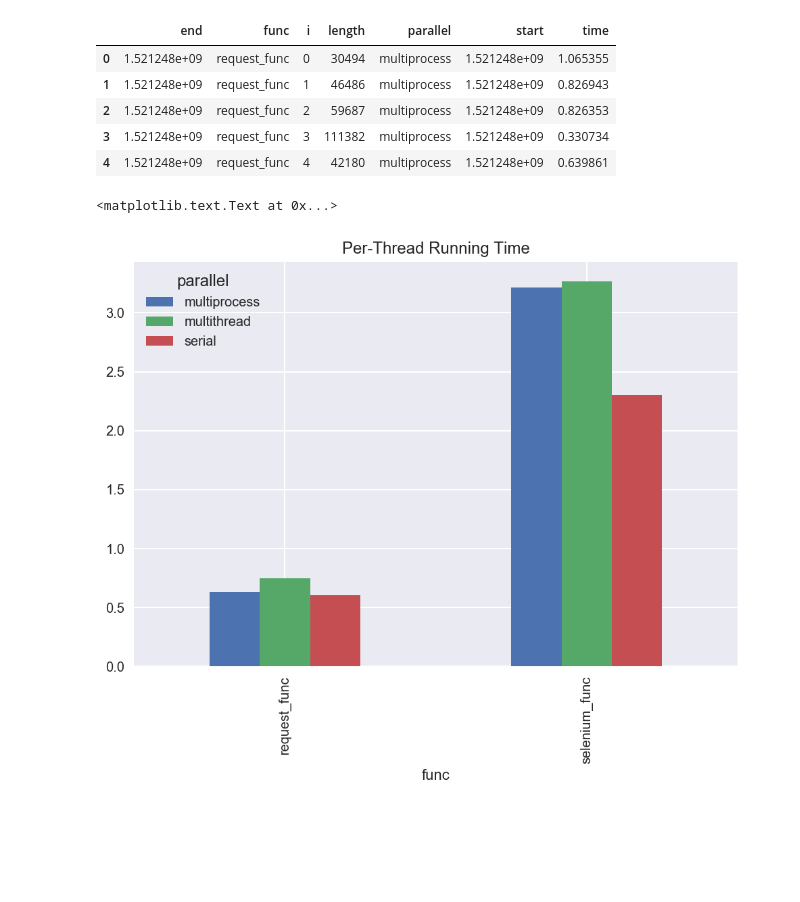
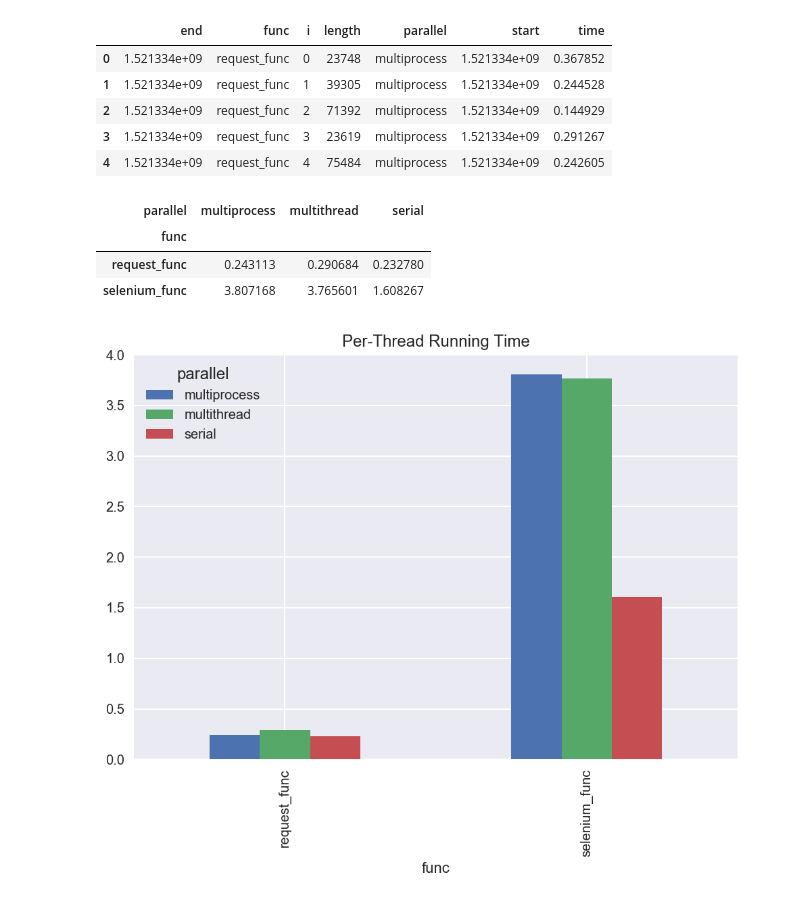
Before and after one commit to thedataincubator/python-multi-benchmark, a Jupyter notebook: analysis/Analysis.ipynb, the cells around one changed output. Cells and saved outputs as stored; diff of their text form; code cells hidden in the pictures; blank space fills up the shorter version.

```diff
--- a/analysis/Analysis.ipynb
+++ b/analysis/Analysis.ipynb
@@ -9,21 +54,26 @@ matplotlib.rcParams['figure.dpi'] = 144
 import pandas as pd
 import numpy as np
 # %%
-df = pd.read_json("../results/result-2018-03-16T20:51:30.json", lines=True)
+df = pd.read_json("../results/result-2018-03-17T20:41:48.json", lines=True)
 df["time"] = df["end"] - df["start"]
 df.head()
 # %% [output]
 |  | end | func | i | length | parallel | start | time |
-| 0 | 1.521248e+09 | request_func | 0 | 30494 | multiprocess | 1.521248e+09 | 1.065355 |
-| 1 | 1.521248e+09 | request_func | 1 | 46486 | multiprocess | 1.521248e+09 | 0.826943 |
-| 2 | 1.521248e+09 | request_func | 2 | 59687 | multiprocess | 1.521248e+09 | 0.826353 |
-| 3 | 1.521248e+09 | request_func | 3 | 111382 | multiprocess | 1.521248e+09 | 0.330734 |
-| 4 | 1.521248e+09 | request_func | 4 | 42180 | multiprocess | 1.521248e+09 | 0.639861 |
+| 0 | 1.521334e+09 | request_func | 0 | 23748 | multiprocess | 1.521334e+09 | 0.367852 |
+| 1 | 1.521334e+09 | request_func | 1 | 39305 | multiprocess | 1.521334e+09 | 0.244528 |
+| 2 | 1.521334e+09 | request_func | 2 | 71392 | multiprocess | 1.521334e+09 | 0.144929 |
+| 3 | 1.521334e+09 | request_func | 3 | 23619 | multiprocess | 1.521334e+09 | 0.291267 |
+| 4 | 1.521334e+09 | request_func | 4 | 75484 | multiprocess | 1.521334e+09 | 0.242605 |
 # %%
-df.groupby(["func", "parallel"])["time"].mean().unstack().plot(kind='bar')
+results = df.groupby(["func", "parallel"])["time"].mean().unstack()
+results.plot(kind='bar')
 plt.title("Per-Thread Running Time")
+results
 # %% [output]
-<matplotlib.text.Text at 0x...>
+| parallel | multiprocess | multithread | serial |
+| func |  |  |  |
+| request_func | 0.243113 | 0.290684 | 0.232780 |
+| selenium_func | 3.807168 | 3.765601 | 1.608267 |
-[figure, old version]
+[figure, new version]
 # %%
 df_total_time = df.groupby(["func", "parallel"]).aggregate({"start": np.min, "end": np.max})
```
Also changed, not shown: parts of 2 cells of this notebook, 4 other files.
